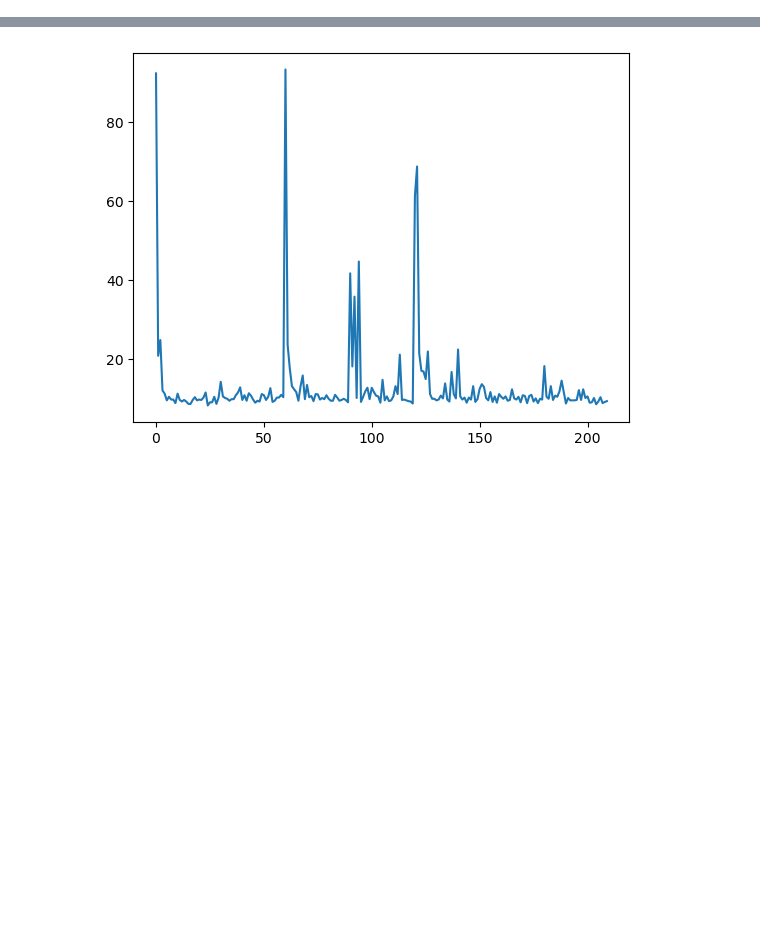
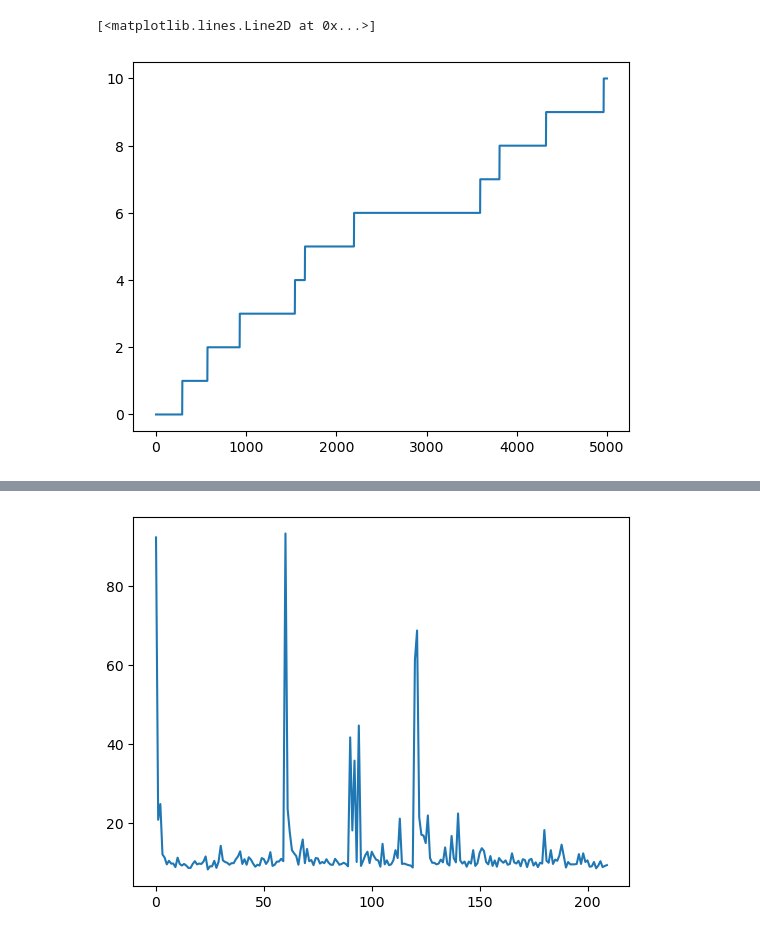
Before and after one commit to hoonisone/RL_fronzen_lake_js, a Jupyter notebook: Python/code/analyze.ipynb, the cells around one changed output, grey strips where cells are left out. Drawn from its saved outputs; the diff is of its cells as text; code cells hidden in the pictures; blank space fills up the shorter version.

```diff
--- a/Python/code/analyze.ipynb
+++ b/Python/code/analyze.ipynb
@@ -3,3 +3,20 @@ import numpy as np
 import pandas as pd
 import json
 import matplotlib.pyplot as plt
+# %%
+def get_result_dict(file_name):
+    with open(file_name, "r") as f:
+        return json.loads(f.readline())
+
+x = get_result_dict("./../data/result2/(0)_Dyna Q Test_False_[1.5, 0.2].txt")
+x = [step_infor["reward"] for step_infor in x]
+for i in range(len(x)-1):
+    x[i+1] += x[i]
+# for i, v in enumerate(x[:-1]):
+#     print(i, v)
+#     x[i+1] += v
+x
+plt.plot(x)
+# %% [output]
+[<matplotlib.lines.Line2D at 0x...>]
+[figure, added]
```
Also changed, not shown: parts of 2 cells of this notebook, 14 other files.
